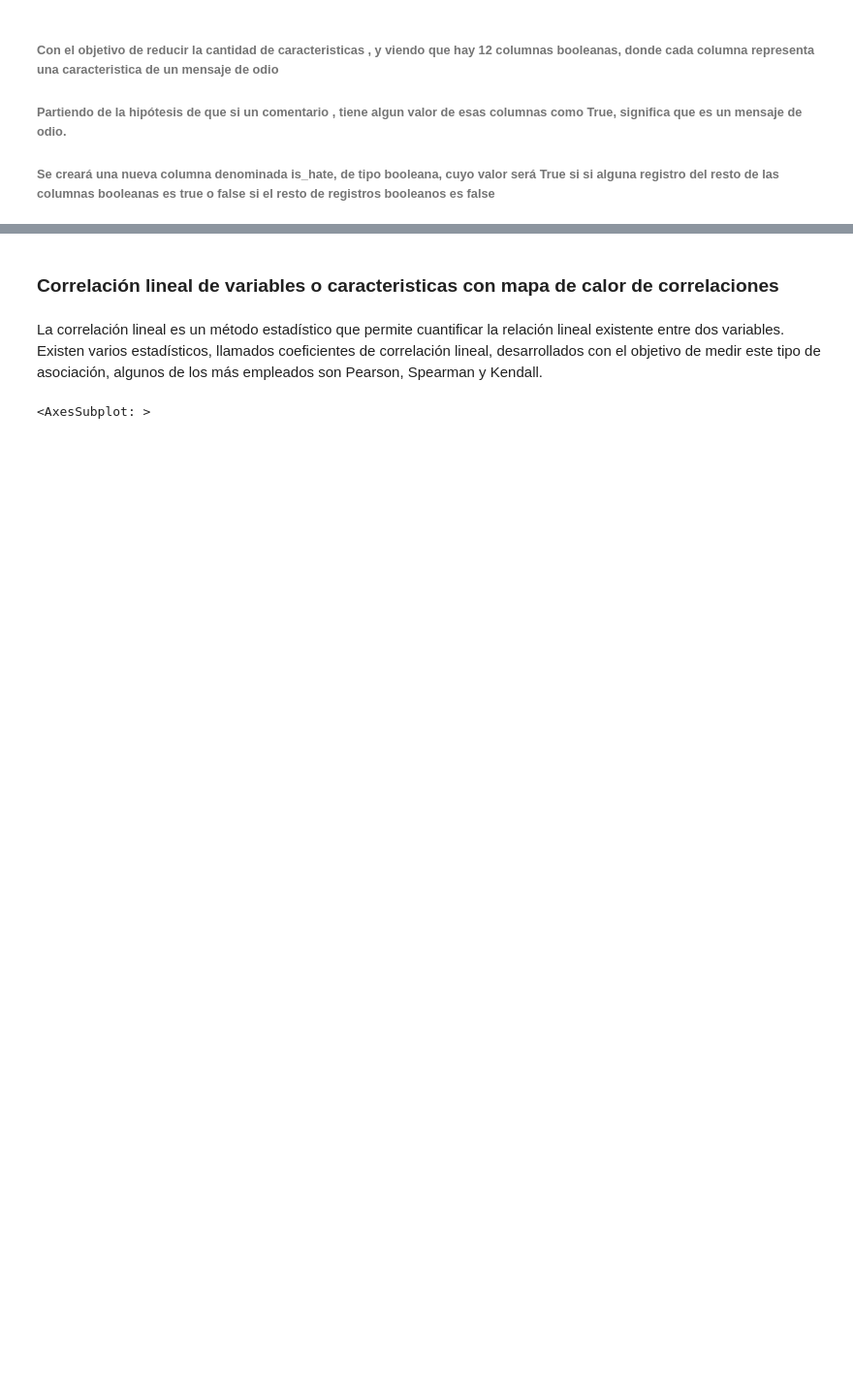
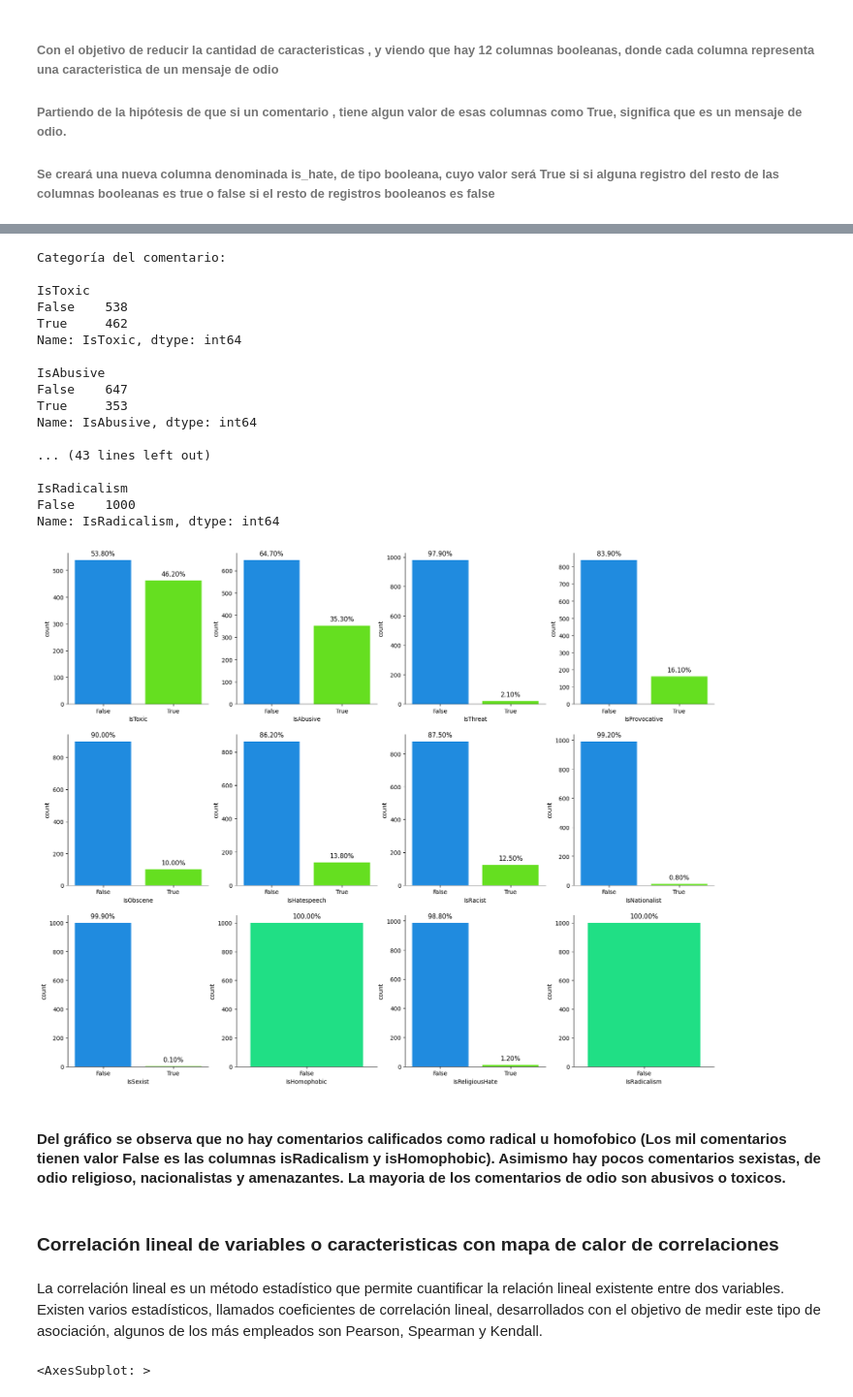
Before and after one commit to pdegaudenci/hateSpeech-Predictor, a Jupyter notebook: 2. Analisis Exploratorio de datos+Ingenieria de caracteristicas/EDA +Ingenieria caracteristicas.ipynb, the cells around one changed output, grey strips where cells are left out. Shown at 97% size. Saved outputs shown, nothing was run; the diff lists cells and outputs as text; code cells hidden in the pictures; blank space fills up the shorter version.

```diff
--- a/2. Analisis Exploratorio de datos+Ingenieria de caracteristicas/EDA +Ingenieria caracteristicas.ipynb
+++ b/2. Analisis Exploratorio de datos+Ingenieria de caracteristicas/EDA +Ingenieria caracteristicas.ipynb
@@ -157,3 +216,50 @@ df
+# %%
+def porcentaje_grafico(ax):
+    ax.spines["top"].set_visible(False)
+    ax.spines["right"].set_visible(False)
+    for p in ax.patches:
+        ax.annotate(f"{p.get_height()*100/df.shape[0]:.2f}%",(p.get_x()+p.get_width()/2,p.get_height()),
+                   ha="center",va="center",fontsize=11,color="black",rotation=0,xytext=(0,11),textcoords="offset points")
+# %%
+variables_binarias=["IsToxic",'IsAbusive',"IsThreat",  "IsProvocative" , "IsObscene", "IsHatespeech", "IsRacist", "IsNationalist", "IsSexist", "IsHomophobic", "IsReligiousHate", "IsRadicalism"]
+# Conteo de cada una de las categorías.
+print(f"Categoría del comentario:")
+print()
+for col in variables_binarias:
+    print(f"{col}")
+    print(df[col].value_counts())
+    print()
+
+fig,axes=plt.subplots(nrows=3,ncols=5,figsize=(20,16))
+for i,item in enumerate(variables_binarias): #enumerate()
+    plt.subplot(3,4,(i+1))
+    ax = sns.countplot(x=item,data=df,palette="gist_rainbow_r")
+    plt.xlabel(str(item))
+    #plt.title("Categorias de Toxicidad "+str(item))
+    i=i+1
+    porcentaje_grafico(ax)
+plt.show()
+# %% [output]
+Categoría del comentario:
+
+IsToxic
+False    538
+True     462
+Name: IsToxic, dtype: int64
+
+IsAbusive
+False    647
+True     353
+Name: IsAbusive, dtype: int64
+
+... (43 lines left out)
+
+IsRadicalism
+False    1000
+Name: IsRadicalism, dtype: int64
+[figure, added]
+# %% [markdown]
+#### Del gráfico se observa que no hay comentarios calificados como radical u homofobico  (Los mil comentarios tienen valor False es las columnas isRadicalism y isHomophobic). Asimismo hay pocos comentarios sexistas, de odio religioso, nacionalistas y amenazantes. La mayoria de los comentarios de odio son abusivos o toxicos.
 # %% [markdown]
 ### Correlación lineal de variables o caracteristicas con mapa de calor de correlaciones
 # %% [markdown]
```
Also changed, not shown: parts of 17 cells of this notebook, 1 other file.
